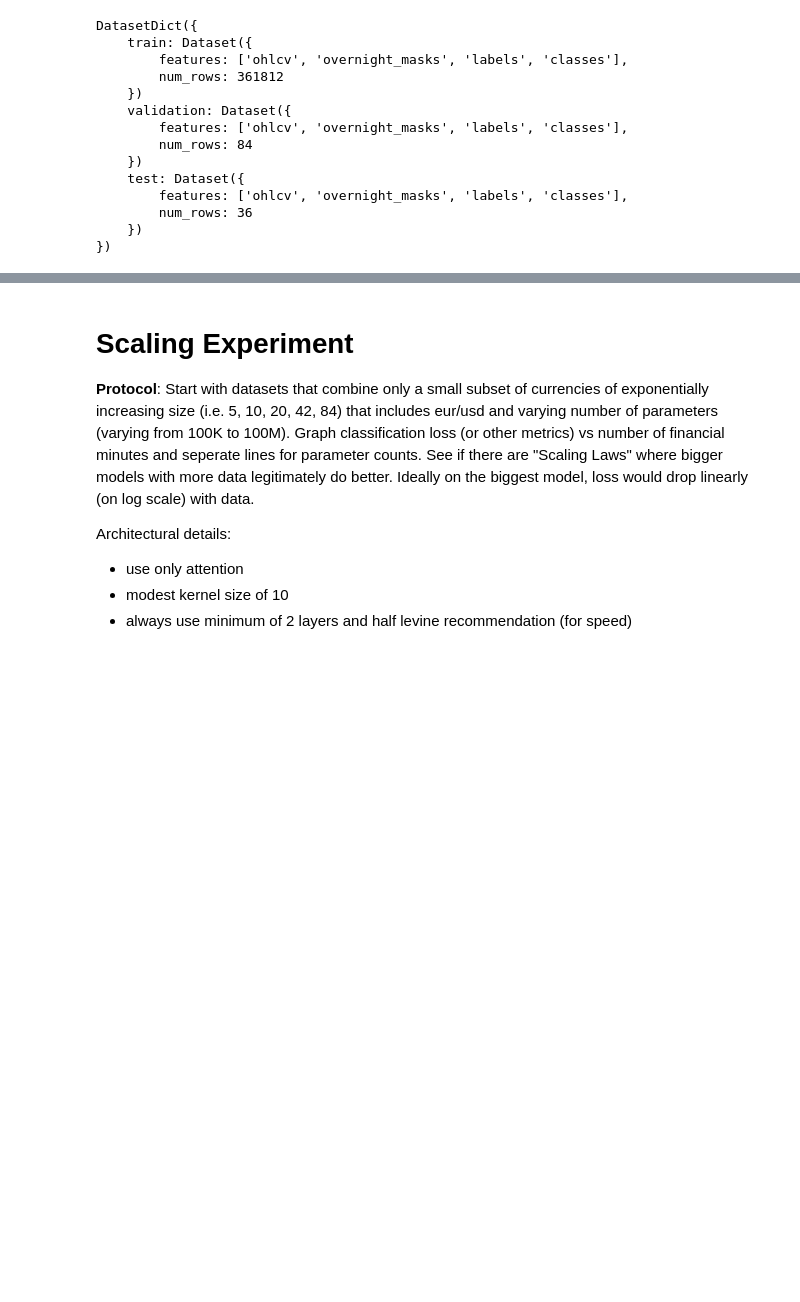
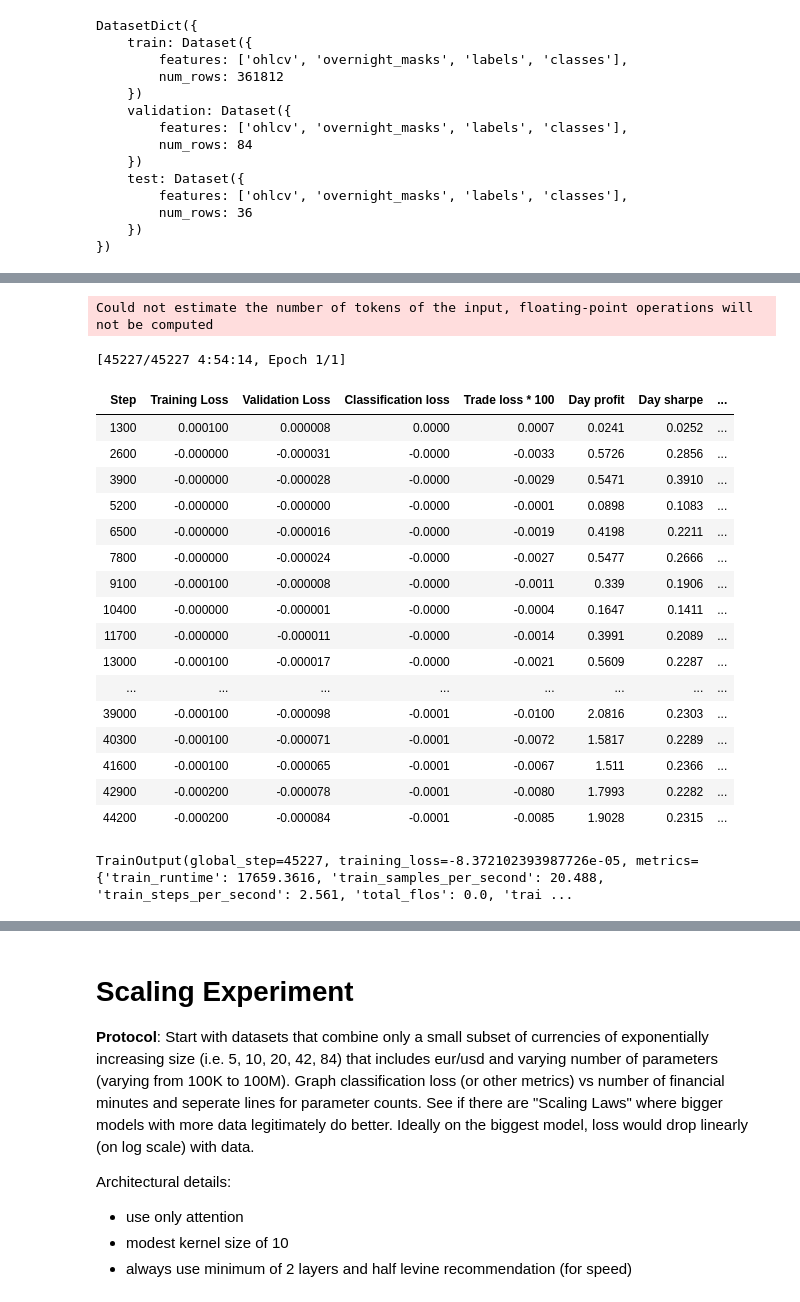
Before and after one commit to mtanghu/Transformer-Trader, a Jupyter notebook: Transformer_Modeling.ipynb, the cells around one changed output, grey strips where cells are left out. Saved outputs shown, nothing was run; the diff lists cells and outputs as text; code cells hidden in the pictures; blank space fills up the shorter version.

```diff
--- a/Transformer_Modeling.ipynb
+++ b/Transformer_Modeling.ipynb
@@ -139,0 +170,30 @@ PARAMETER COUNT: 59019261, with commas 59,019,261
+# %%
+# 84 currencies
+# tanh based embeddings
+# log returns/growth maximization!! max loss set at .9 (1% = .5 point commission)
+# hidden size 320 (SMALL RUN) 5M, ff size 1x, *ONLY TRADE LOSS*
+
+# *lr of 1e-3*, batch size 8, adam beta .98s, *DROPOUT AND WEIGHT DECAY .1*
+# stds fixed, fp16
+trainer.train()
+# %% [output]
+Could not estimate the number of tokens of the input, floating-point operations will not be computed
+[45227/45227 4:54:14, Epoch 1/1]
+| Step | Training Loss | Validation Loss | Classification loss | Trade loss * 100 | Day profit | Day sharpe | ... |
+| 1300 | 0.000100 | 0.000008 | 0.0000 | 0.0007 | 0.0241 | 0.0252 | ... |
+| 2600 | -0.000000 | -0.000031 | -0.0000 | -0.0033 | 0.5726 | 0.2856 | ... |
+| 3900 | -0.000000 | -0.000028 | -0.0000 | -0.0029 | 0.5471 | 0.3910 | ... |
+| 5200 | -0.000000 | -0.000000 | -0.0000 | -0.0001 | 0.0898 | 0.1083 | ... |
+| 6500 | -0.000000 | -0.000016 | -0.0000 | -0.0019 | 0.4198 | 0.2211 | ... |
+| 7800 | -0.000000 | -0.000024 | -0.0000 | -0.0027 | 0.5477 | 0.2666 | ... |
+| 9100 | -0.000100 | -0.000008 | -0.0000 | -0.0011 | 0.339 | 0.1906 | ... |
+| 10400 | -0.000000 | -0.000001 | -0.0000 | -0.0004 | 0.1647 | 0.1411 | ... |
+| 11700 | -0.000000 | -0.000011 | -0.0000 | -0.0014 | 0.3991 | 0.2089 | ... |
+| 13000 | -0.000100 | -0.000017 | -0.0000 | -0.0021 | 0.5609 | 0.2287 | ... |
+| ... | ... | ... | ... | ... | ... | ... | ... |
+| 39000 | -0.000100 | -0.000098 | -0.0001 | -0.0100 | 2.0816 | 0.2303 | ... |
+| 40300 | -0.000100 | -0.000071 | -0.0001 | -0.0072 | 1.5817 | 0.2289 | ... |
+| 41600 | -0.000100 | -0.000065 | -0.0001 | -0.0067 | 1.511 | 0.2366 | ... |
+| 42900 | -0.000200 | -0.000078 | -0.0001 | -0.0080 | 1.7993 | 0.2282 | ... |
+| 44200 | -0.000200 | -0.000084 | -0.0001 | -0.0085 | 1.9028 | 0.2315 | ... |
+TrainOutput(global_step=45227, training_loss=-8.372102393987726e-05, metrics={'train_runtime': 17659.3616, 'train_samples_per_second': 20.488, 'train_steps_per_second': 2.561, 'total_flos': 0.0, 'trai ...
```
Also changed, not shown: parts of 10 cells of this notebook, 1 other file.
